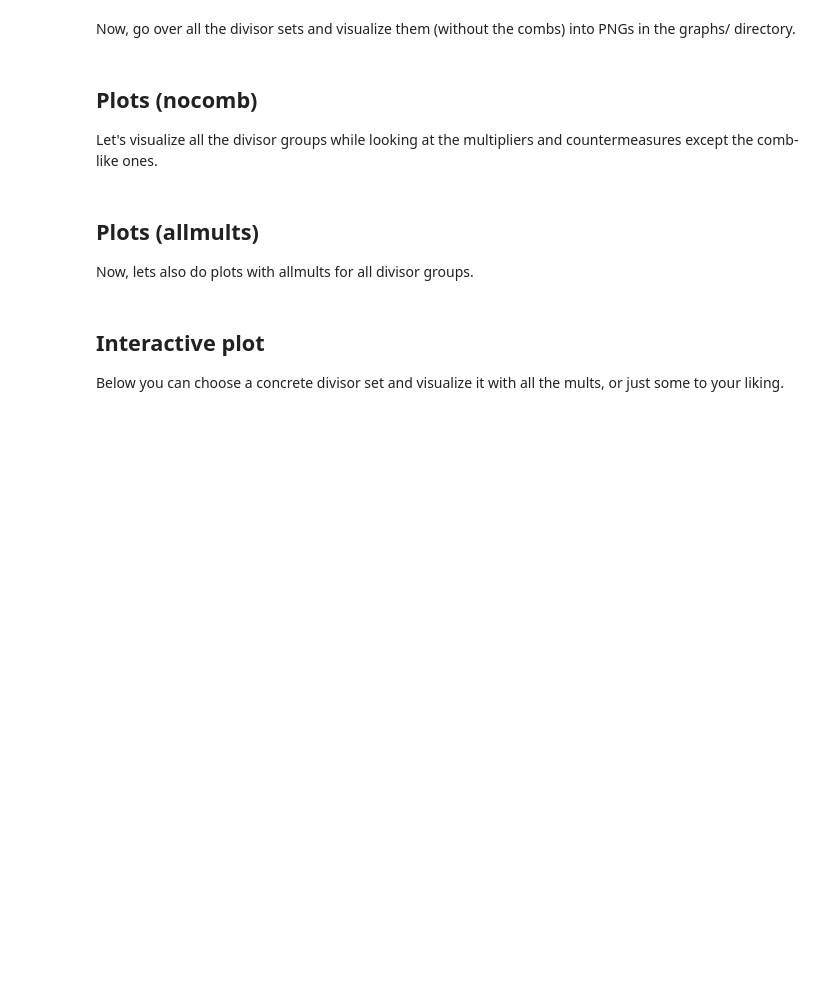
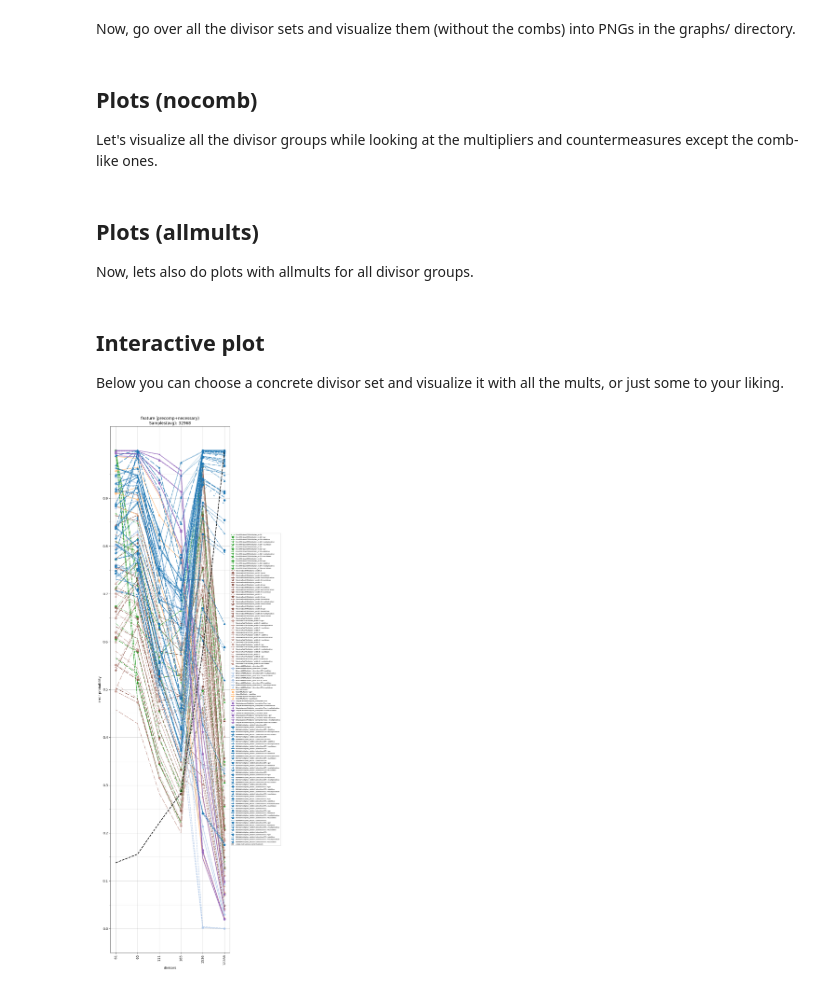
Before and after one commit to crocs-muni/ECTester, a Jupyter notebook: epare/visualize.ipynb, the cells around one changed output. Drawn from its saved outputs; the diff is of its cells as text; code cells hidden in the pictures; blank space fills up the shorter version.

```diff
--- a/epare/visualize.ipynb
+++ b/epare/visualize.ipynb
@@ -163,7 +183,7 @@ for mult, probmap in distributions_mults.items():
 Let's visualize all the divisor groups while looking at the multipliers and countermeasures except the comb-like ones.
 # %%
 for divisor_name in divisor_map:
-    plot_mults = [mult.with_countermeasure(cm) for mult in selected_mults for cm in (None, "gsr", "additive", "multiplicative", "euclidean") if mult.klass not in (BGMWMultiplier, CombMultiplier)]
+    plot_mults = list(filter(lambda mult: mult in distributions_mults and mult.klass not in (CombMultiplier, BGMWMultiplier), all_mults_with_ctr))
     print(divisor_name, "nocomb")
     plot_divisors = sorted(divisor_map[divisor_name])
     L = len(plot_divisors)
@@ -213,7 +233,7 @@ for divisor_name in divisor_map:
 Now, lets also do plots with allmults for all divisor groups.
 # %%
 for divisor_name in divisor_map:
-    plot_mults = [mult.with_countermeasure(cm) for mult in selected_mults for cm in (None, "gsr", "additive", "multiplicative", "euclidean")]
+    plot_mults = list(filter(lambda mult: mult in distributions_mults, all_mults_with_ctr))
     print(divisor_name, "allmults")
     plot_divisors = sorted(divisor_map[divisor_name])
     L = len(plot_divisors)
@@ -262,9 +282,10 @@ for divisor_name in divisor_map:
 ## Interactive plot
 Below you can choose a concrete divisor set and visualize it with all the mults, or just some to your liking.
 # %%
-divisor_name = "powers_of_2_large"
-plot_mults = [mult.with_countermeasure(cm) for mult in selected_mults for cm in (None, "gsr", "additive", "multiplicative", "euclidean")]
-plot_divisors = sorted(divisor_map[divisor_name])#[-200:]
+#divisor_name = "powers_of_2_large"
+divisor_name = "feature"
+plot_mults = list(filter(lambda mult: mult in distributions_mults, all_mults_with_ctr))
+plot_divisors = (61, 65, 111, 165, 1536, 12288)#sorted(divisor_map[divisor_name])#[-200:]
 L = len(plot_divisors)
 N = len(plot_mults)
 x = list(range(L))
@@ -276,35 +297,37 @@ vals = np.zeros((N, L))
 n_samples = 0
 for i, mult in enumerate(plot_mults):
     probmap = distributions_mults[mult]
     y_values = [probmap[l] for l in plot_divisors]
     vals[i,] = y_values
     ax.plot(x, y_values, color=colors[mult], linestyle=styles[mult], marker=markers[mult], label=str(mult))
-        if showci:
-            cis = [conf_interval(p, probmap.samples) for p in y_values]
-            ci_low = [ci[0] for ci in cis]
-            ci_high = [ci[1] for ci in cis]
-            ax.fill_between(x, ci_low, ci_high, color="black", alpha=0.1)
+    if showci:
+        cis = [conf_interval(p, probmap.samples) for p in y_values]
+        ci_low = [ci[0] for ci in cis]
+        ci_high = [ci[1] for ci in cis]
+        ax.fill_between(x, ci_low, ci_high, color="black", alpha=0.1)
     n_samples += probmap.samples
 
 ax.set_title(f"{divisor_name} ({kind})\nSamples(avg): " + str(n_samples//N))
 
 var = np.var(vals, axis=0)
 ax.plot(x, var / np.max(var), label="cross-mult variance (normalized)", ls="--", lw=2, color="black")
 
 ax.set_xlabel("divisors")
 ax.set_ylabel("error probability")
 ax.set_yticks(majticks)
 ax.set_yticks(minticks, minor=True)
 ax.set_xticks(x, plot_divisors, rotation=90)
 
 ax.grid(axis="y", which="major", alpha=0.7)
 ax.grid(axis="y", which="minor", alpha=0.3)
 ax.grid(axis="x", alpha=0.7)
 plt.tight_layout()
 box = ax.get_position()
 ax.set_position([box.x0, box.y0, box.width * 0.9, box.height])
 
 # Put a legend to the right of the current axis
 ax.legend(loc='center left', bbox_to_anchor=(1, 0.5), prop={'size': 5})
 plt.show()
 fig.savefig(f"graphs/{divisor_name}-{kind}-allmults{'+ci' if showci else ''}.png", dpi=300);
+# %% [output]
+[figure, added]
```
Also changed, not shown: parts of 3 cells of this notebook, 3 other files.
